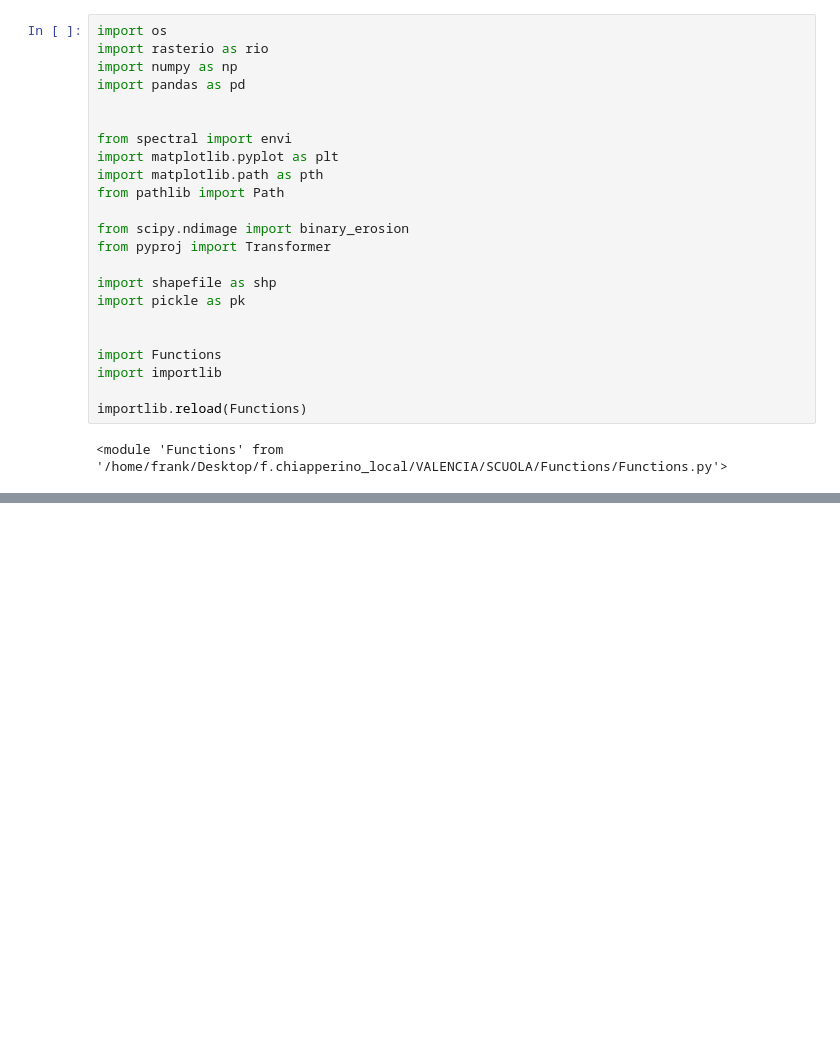
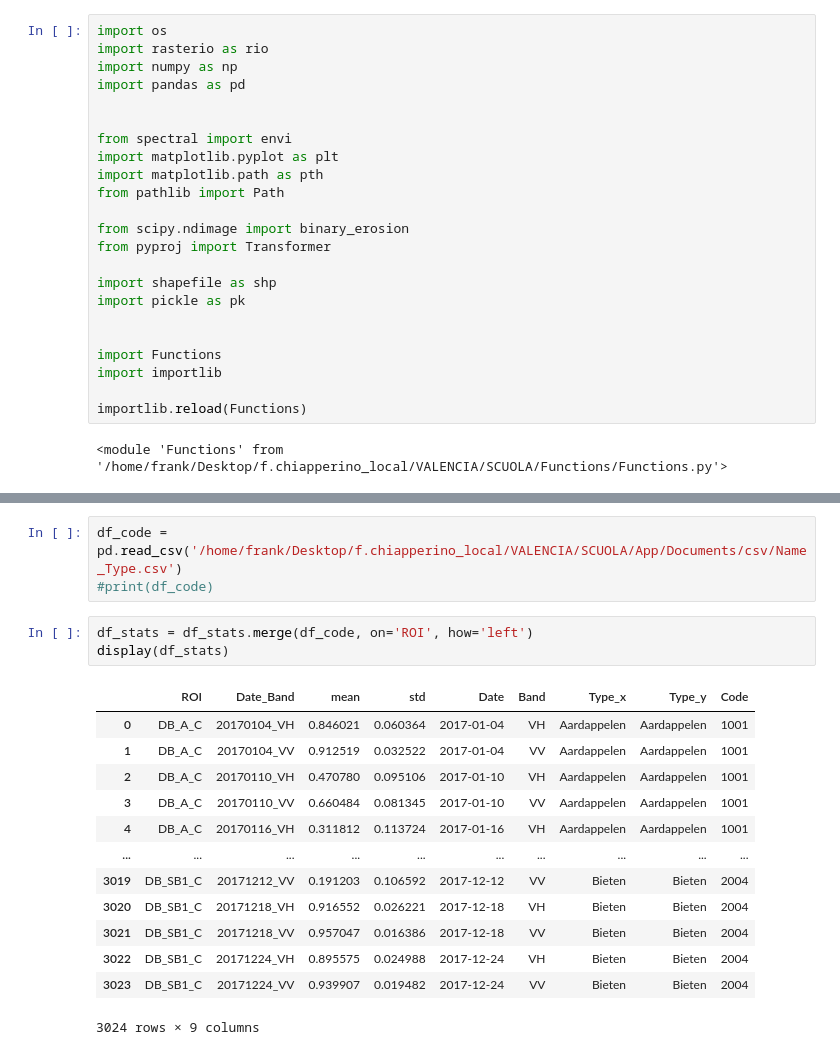
Before and after one commit to cFr4nk/Tesi_SAR_Analysis, a Jupyter notebook: Untitled-1.ipynb, the cells around one changed output, grey strips where cells are left out. Cells and saved outputs as stored; diff of their text form; blank space fills up the shorter version.

```diff
--- a/Untitled-1.ipynb
+++ b/Untitled-1.ipynb
@@ -47,0 +93,20 @@ plt.plot(df_height.iloc[3,2:])
+# %%
+df_code = pd.read_csv('/home/frank/Desktop/f.chiapperino_local/VALENCIA/SCUOLA/App/Documents/csv/Name_Type.csv')
+#print(df_code)
+# %%
+df_stats = df_stats.merge(df_code, on='ROI', how='left')
+display(df_stats)
+# %% [output]
+|  | ROI | Date_Band | mean | std | Date | Band | Type_x | Type_y | Code |
+| 0 | DB_A_C | 20170104_VH | 0.846021 | 0.060364 | 2017-01-04 | VH | Aardappelen | Aardappelen | 1001 |
+| 1 | DB_A_C | 20170104_VV | 0.912519 | 0.032522 | 2017-01-04 | VV | Aardappelen | Aardappelen | 1001 |
+| 2 | DB_A_C | 20170110_VH | 0.470780 | 0.095106 | 2017-01-10 | VH | Aardappelen | Aardappelen | 1001 |
+| 3 | DB_A_C | 20170110_VV | 0.660484 | 0.081345 | 2017-01-10 | VV | Aardappelen | Aardappelen | 1001 |
+| 4 | DB_A_C | 20170116_VH | 0.311812 | 0.113724 | 2017-01-16 | VH | Aardappelen | Aardappelen | 1001 |
+| ... | ... | ... | ... | ... | ... | ... | ... | ... | ... |
+| 3019 | DB_SB1_C | 20171212_VV | 0.191203 | 0.106592 | 2017-12-12 | VV | Bieten | Bieten | 2004 |
+| 3020 | DB_SB1_C | 20171218_VH | 0.916552 | 0.026221 | 2017-12-18 | VH | Bieten | Bieten | 2004 |
+| 3021 | DB_SB1_C | 20171218_VV | 0.957047 | 0.016386 | 2017-12-18 | VV | Bieten | Bieten | 2004 |
+| 3022 | DB_SB1_C | 20171224_VH | 0.895575 | 0.024988 | 2017-12-24 | VH | Bieten | Bieten | 2004 |
+| 3023 | DB_SB1_C | 20171224_VV | 0.939907 | 0.019482 | 2017-12-24 | VV | Bieten | Bieten | 2004 |
+3024 rows × 9 columns
```
Also changed, not shown: parts of 5 cells of this notebook, 1 other file.
